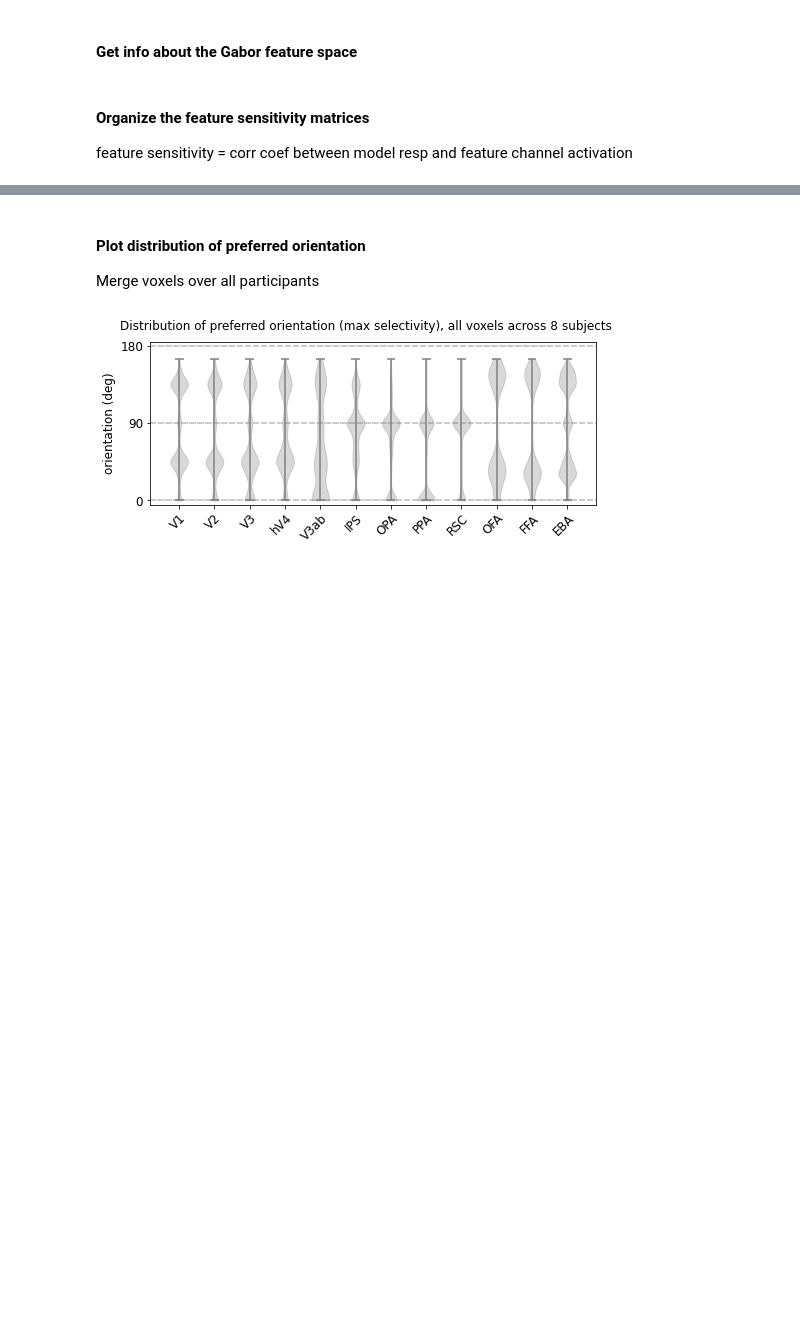
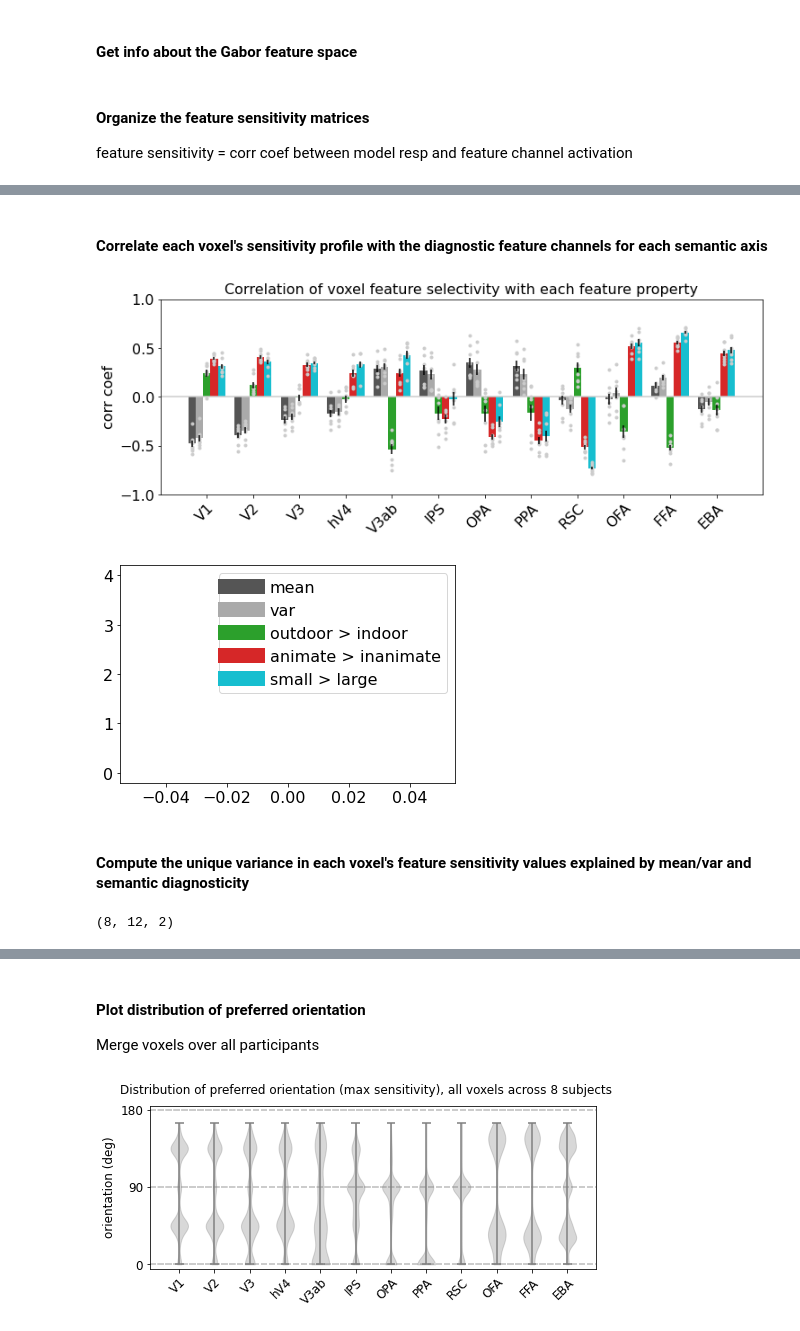
Before and after one commit to mmhenderson/image_stats_gabor, a Jupyter notebook: plot_feature_selectivity/plot_gabor_tuning.ipynb, the cells around one changed output, grey strips where cells are left out. Drawn from its saved outputs; the diff is of its cells as text; code cells hidden in the pictures; blank space fills up the shorter version.

```diff
--- a/plot_feature_selectivity/plot_gabor_tuning.ipynb
+++ b/plot_feature_selectivity/plot_gabor_tuning.ipynb
@@ -71,0 +110,2 @@ assert(not(np.any(is_constant)))
+# %% [markdown]
+#### Correlate each voxel's sensitivity profile with the diagnostic feature channels for each semantic axis
@@ -71,0 +166,46 @@ assert(not(np.any(is_constant)))
+# %%
+roi_mean_corrs = np.zeros((n_subjects, n_rois))
+roi_var_corrs = np.zeros((n_subjects, n_rois))
+
+for si in range(n_subjects):
+
+    for ri in range(n_rois):
+
+        inds_this_roi = roi_def.get_indices(ri) & abv_thresh & (subject_inds==si)
+
+        roi_mean_corrs[si,ri] = np.mean(tuning_mean_corrs[inds_this_roi], axis=0)
+        roi_var_corrs[si,ri] = np.mean(tuning_var_corrs[inds_this_roi], axis=0)
+# %%
+colors = cm.tab10(np.linspace(0,1,10))[[2, 3, 9],:]
+colors_gray = cm.gray(np.linspace(0,1,4))[1:3,:]
+colors = np.concatenate([colors_gray, colors], axis=0)
+
+roi_mean_vals = np.concatenate([roi_mean_corrs[:,:,None], \
+                                roi_var_corrs[:,:,None], \
+                                roi_tuning_corrs], axis=2)
+
+mean_vals = np.mean(roi_mean_vals, axis=0)
+sem_vals = np.std(roi_mean_vals, axis=0)/np.sqrt(n_subjects)
+
+legend_separate = True
+plot_utils.set_all_font_sizes(16)
+
+plt.rcParams['pdf.fonttype']=42
+title='Correlation of voxel feature selectivity with each feature property'
+
+bw = 0.16;
+space = (1 - (bw*mean_vals.shape[1]))/2
+fh = plot_utils.plot_multi_bars(mean_data=mean_vals, err_data=sem_vals, \
+                                point_data = roi_mean_vals, \
+                                colors=colors, space=space, \
+            xticklabels=roi_names, ylabel='corr coef', \
+            ylim=[-1.0, 1.0], title=title, horizontal_line_pos=0,\
+            legend_labels=['mean','var']+partial_signed_names, \
+            legend_overlaid=False, legend_separate=True, \
+            fig_size=(12,4))
+
+# fn2save = os.path.join(default_paths.fig_path, 'Semantic_selectivity_signed_ROIavg.pdf')
+# plt.savefig(fn2save)
+# %% [output]
+[figure, added]
+[figure, added]
@@ -71,0 +240,2 @@ assert(not(np.any(is_constant)))
+# %% [markdown]
+#### Compute the unique variance in each voxel's feature sensitivity values explained by mean/var and semantic diagnosticity
@@ -71,0 +291,5 @@ assert(not(np.any(is_constant)))
+# %%
+np.moveaxis(np.array([roi_r2_linreg[:,:,2] - roi_r2_linreg[:,:,1], \
+                      roi_r2_linreg[:,:,2] - roi_r2_linreg[:,:,0]]), [0],[2]).shape
+# %% [output]
+(8, 12, 2)
```
Also changed, not shown: parts of 61 cells of this notebook, 5 other files.
